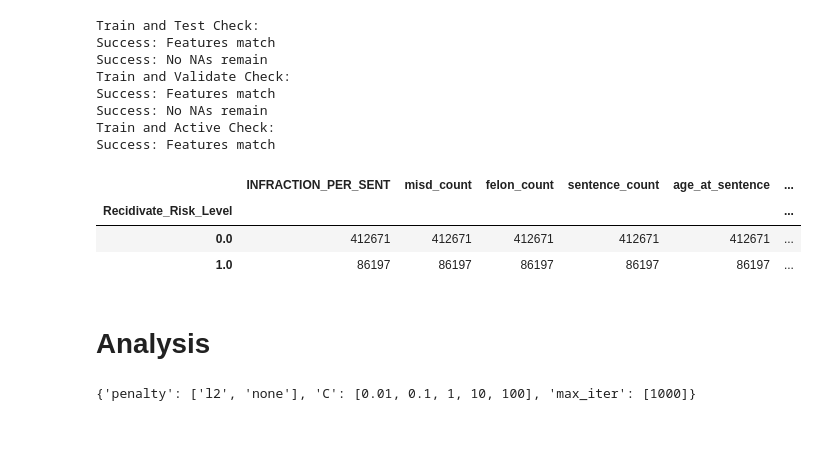
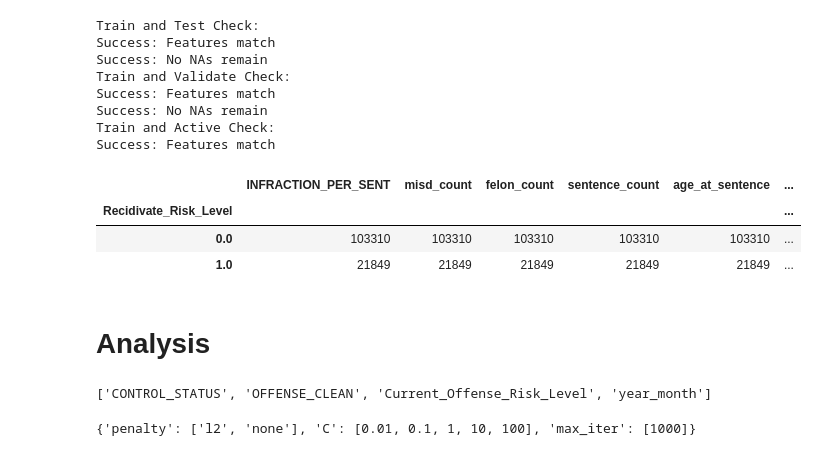
Before and after one commit to christi-liongson/covid_decarceration, a Jupyter notebook: files/analysis_1.ipynb, the cells around one changed output. Cells and saved outputs as stored; diff of their text form; code cells hidden in the pictures.

```diff
--- a/files/analysis_1.ipynb
+++ b/files/analysis_1.ipynb
@@ -107,10 +107,10 @@ Success: No NAs remain
 Train and Active Check:
 Success: Features match
 # %%
-train_data.groupby(target).count()
+validate_data.groupby(target).count()
 # %% [output]
 |  | INFRACTION_PER_SENT | misd_count | felon_count | sentence_count | age_at_sentence | ... |
 | Recidivate_Risk_Level |  |  |  |  |  | ... |
-| 0.0 | 412671 | 412671 | 412671 | 412671 | 412671 | ... |
-| 1.0 | 86197 | 86197 | 86197 | 86197 | 86197 | ... |
+| 0.0 | 103310 | 103310 | 103310 | 103310 | 103310 | ... |
+| 1.0 | 21849 | 21849 | 21849 | 21849 | 21849 | ... |
 # %%
@@ -128,6 +128,11 @@ model = MODELS[model_key]
 params = PARAMS[model_key]
 
 target = config.target_vars[0]
+
+# Include race/gender/ethnicity or exclude?
+config.categorical_vars_to_impute
+# %% [output]
+['CONTROL_STATUS', 'OFFENSE_CLEAN', 'Current_Offense_Risk_Level', 'year_month']
 # %%
 params
 # %% [output]
```
Also changed, not shown: parts of 18 cells of this notebook.
